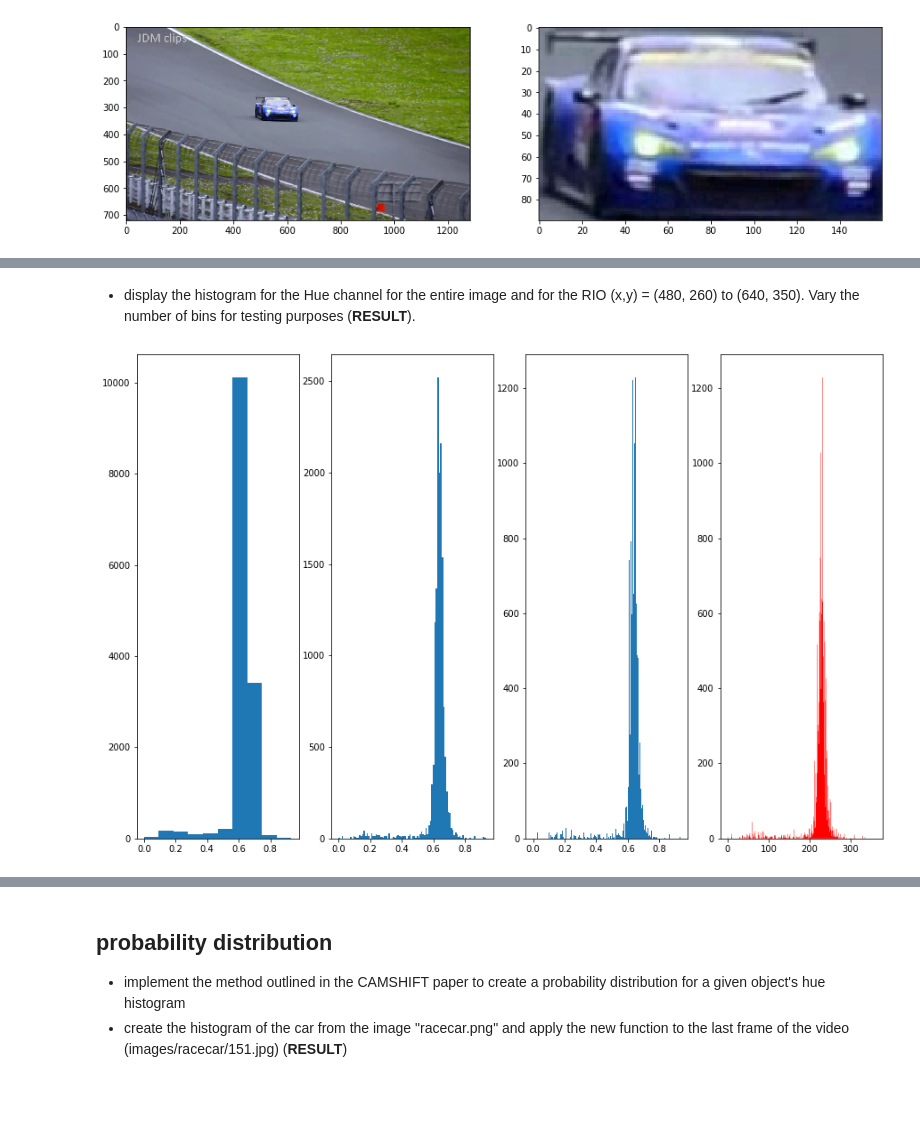
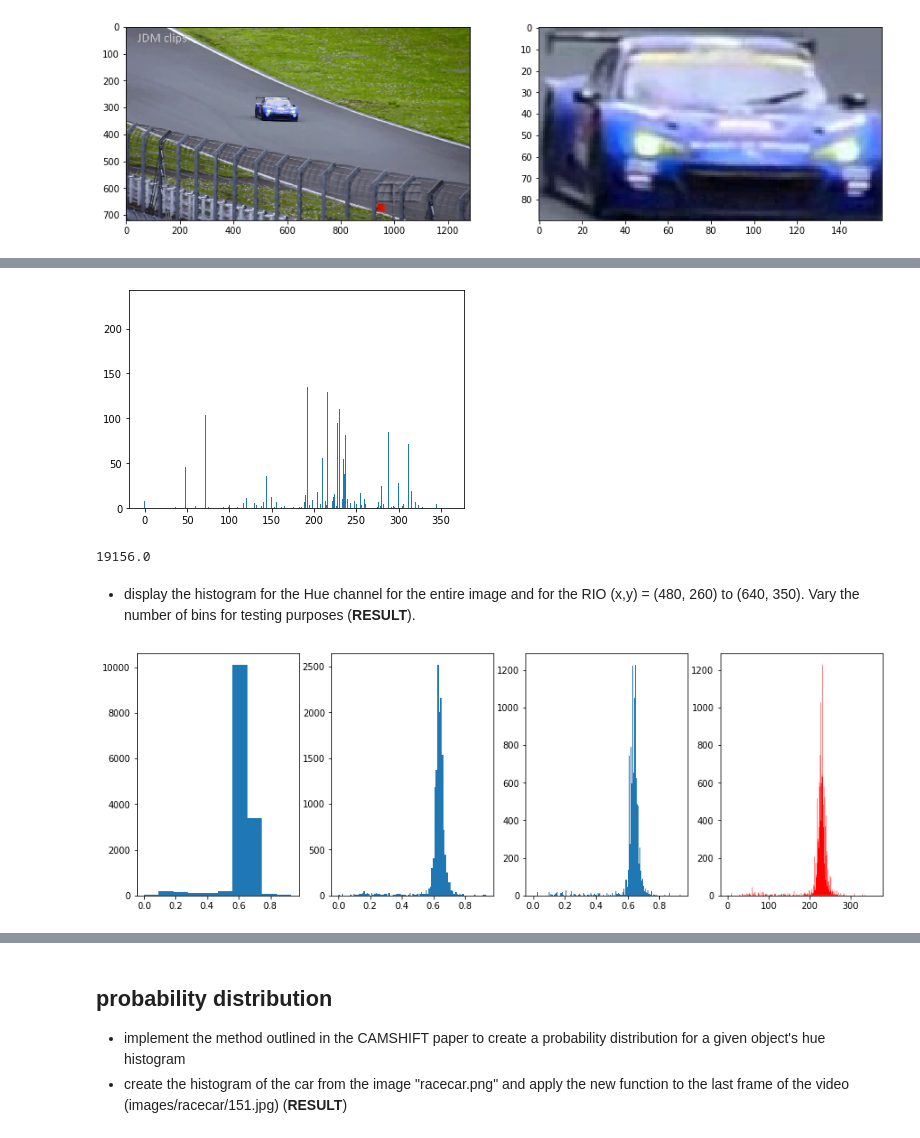
Before and after one commit to AbdBarho/CV19-20, a Jupyter notebook: 03a_CAMSHIFT.ipynb, the cells around one changed output, grey strips where cells are left out. Cells and saved outputs as stored; diff of their text form; code cells hidden in the pictures; blank space fills up the shorter version.

```diff
--- a/03a_CAMSHIFT.ipynb
+++ b/03a_CAMSHIFT.ipynb
@@ -53,17 +71,29 @@ def createColorHistogram(img, binCount = 256, degrees = False, out = plt):
+# %%
+res2 = createColorHistogramArray(imageCar, bins)
+size = np.zeros(bins)
+# Create bars
+plt.bar(y_pos, res2)
+plt.show()
+# %% [output]
+[figure, added]
+# %%
+res.sum()
+# %% [output]
+19156.0
 # %% [markdown]
 * display the histogram for the Hue channel for the entire image and for the RIO (x,y) = (480, 260) to (640, 350). Vary the number of bins for testing purposes (**RESULT**).
 # %%
 # Histograms for ROI image
-fig = plt.figure(figsize=(15, 10))
+fig = plt.figure(figsize=(15, 5))
 ax1 = plt.subplot(1, 4, 1)
 histCar10 = createColorHistogram(imageCar, 10, ax1)
 ax2 = plt.subplot(1, 4, 2)
 histCar100 = createColorHistogram(imageCar, 100, ax2)
 ax3 = plt.subplot(1, 4, 3)
 histCar256 = createColorHistogram(imageCar, 256, ax3)
 ax4 = plt.subplot(1, 4, 4)
 histCar360 = createColorHistogram(imageCar, 360, True, ax4)
 # %% [output]
-[figure, old version]
+[figure, new version]
 # %%
 # Histograms for entire image
```
Also changed, not shown: parts of 10 cells of this notebook.
